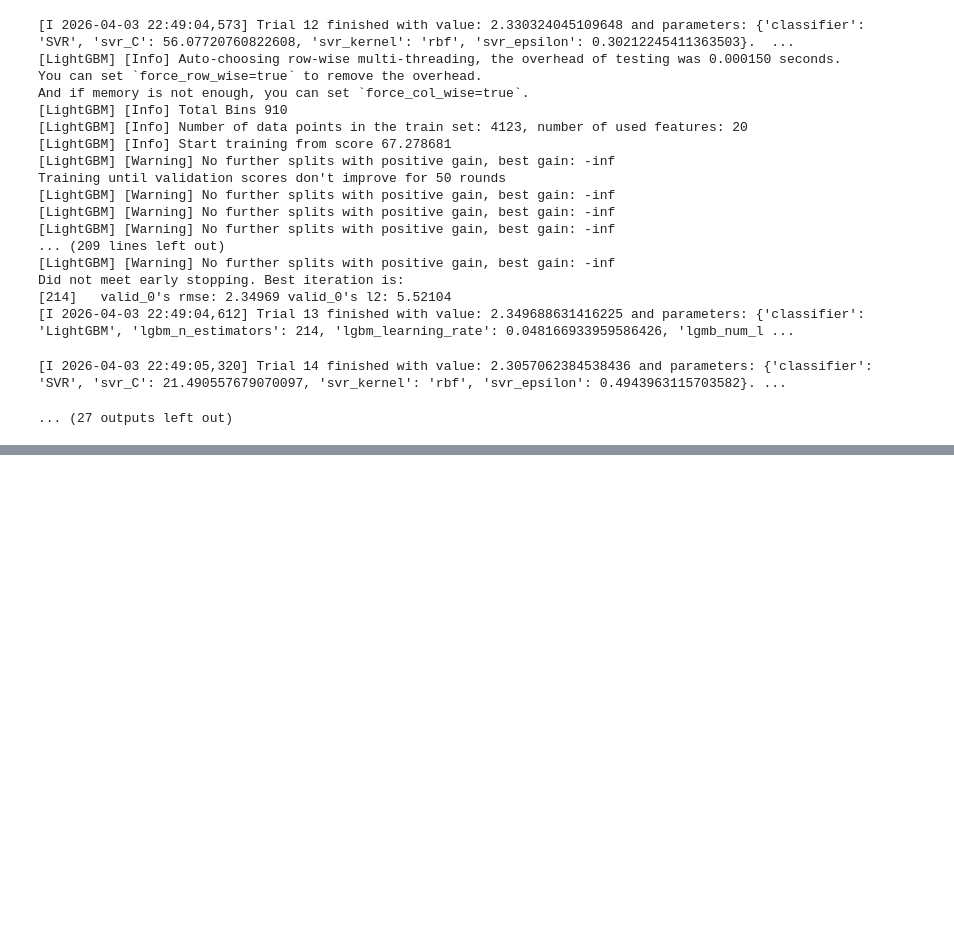
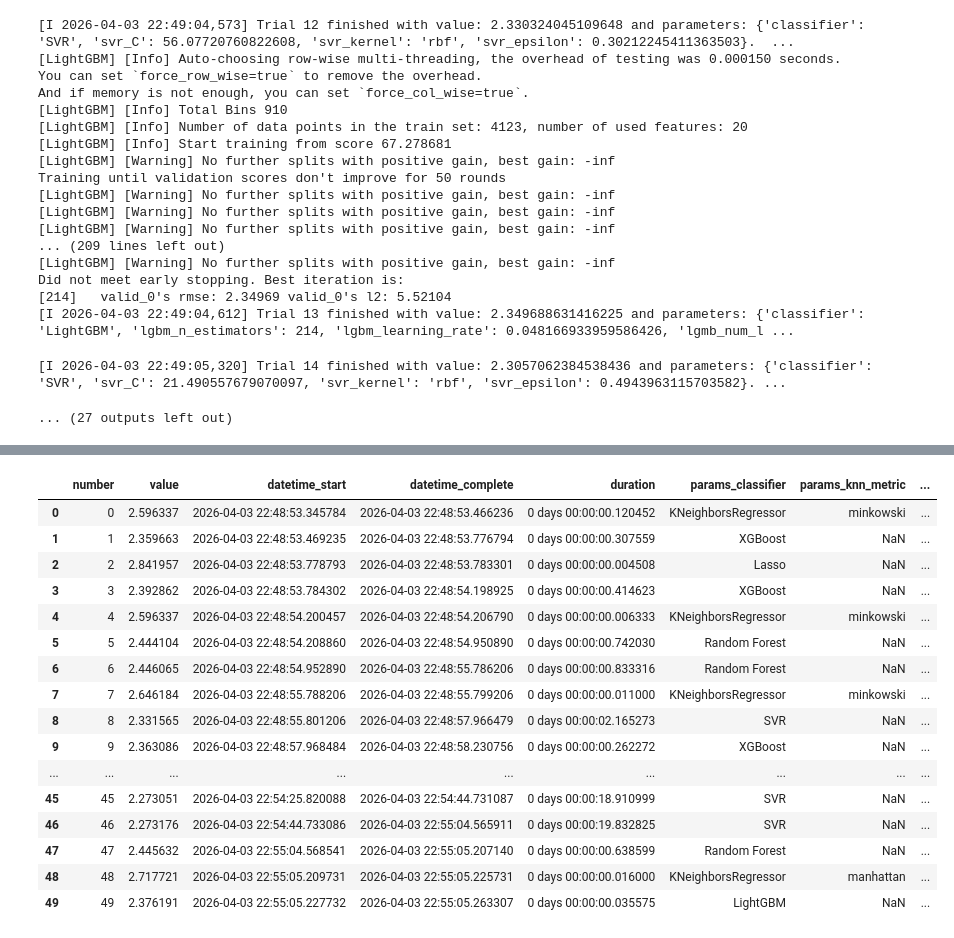
Before and after one commit to AybarsKansu/for-me-to-study, a Jupyter notebook: models.ipynb, the cells around one changed output, grey strips where cells are left out. Cells and saved outputs as stored; diff of their text form; code cells hidden in the pictures; blank space fills up the shorter version.

```diff
--- a/models.ipynb
+++ b/models.ipynb
@@ -283,0 +411,21 @@ plt.show()
+# %%
+pd.set_option("display.max_columns", 200)
+study.trials_dataframe()
+# %% [output]
+|  | number | value | datetime_start | datetime_complete | duration | params_classifier | params_knn_metric | ... |
+| 0 | 0 | 2.596337 | 2026-04-03 22:48:53.345784 | 2026-04-03 22:48:53.466236 | 0 days 00:00:00.120452 | KNeighborsRegressor | minkowski | ... |
+| 1 | 1 | 2.359663 | 2026-04-03 22:48:53.469235 | 2026-04-03 22:48:53.776794 | 0 days 00:00:00.307559 | XGBoost | NaN | ... |
+| 2 | 2 | 2.841957 | 2026-04-03 22:48:53.778793 | 2026-04-03 22:48:53.783301 | 0 days 00:00:00.004508 | Lasso | NaN | ... |
+| 3 | 3 | 2.392862 | 2026-04-03 22:48:53.784302 | 2026-04-03 22:48:54.198925 | 0 days 00:00:00.414623 | XGBoost | NaN | ... |
+| 4 | 4 | 2.596337 | 2026-04-03 22:48:54.200457 | 2026-04-03 22:48:54.206790 | 0 days 00:00:00.006333 | KNeighborsRegressor | minkowski | ... |
+| 5 | 5 | 2.444104 | 2026-04-03 22:48:54.208860 | 2026-04-03 22:48:54.950890 | 0 days 00:00:00.742030 | Random Forest | NaN | ... |
+| 6 | 6 | 2.446065 | 2026-04-03 22:48:54.952890 | 2026-04-03 22:48:55.786206 | 0 days 00:00:00.833316 | Random Forest | NaN | ... |
+| 7 | 7 | 2.646184 | 2026-04-03 22:48:55.788206 | 2026-04-03 22:48:55.799206 | 0 days 00:00:00.011000 | KNeighborsRegressor | minkowski | ... |
+| 8 | 8 | 2.331565 | 2026-04-03 22:48:55.801206 | 2026-04-03 22:48:57.966479 | 0 days 00:00:02.165273 | SVR | NaN | ... |
+| 9 | 9 | 2.363086 | 2026-04-03 22:48:57.968484 | 2026-04-03 22:48:58.230756 | 0 days 00:00:00.262272 | XGBoost | NaN | ... |
+| ... | ... | ... | ... | ... | ... | ... | ... | ... |
+| 45 | 45 | 2.273051 | 2026-04-03 22:54:25.820088 | 2026-04-03 22:54:44.731087 | 0 days 00:00:18.910999 | SVR | NaN | ... |
+| 46 | 46 | 2.273176 | 2026-04-03 22:54:44.733086 | 2026-04-03 22:55:04.565911 | 0 days 00:00:19.832825 | SVR | NaN | ... |
+| 47 | 47 | 2.445632 | 2026-04-03 22:55:04.568541 | 2026-04-03 22:55:05.207140 | 0 days 00:00:00.638599 | Random Forest | NaN | ... |
+| 48 | 48 | 2.717721 | 2026-04-03 22:55:05.209731 | 2026-04-03 22:55:05.225731 | 0 days 00:00:00.016000 | KNeighborsRegressor | manhattan | ... |
+| 49 | 49 | 2.376191 | 2026-04-03 22:55:05.227732 | 2026-04-03 22:55:05.263307 | 0 days 00:00:00.035575 | LightGBM | NaN | ... |
```
Also changed, not shown: parts of 5 cells of this notebook, 1 other file.
